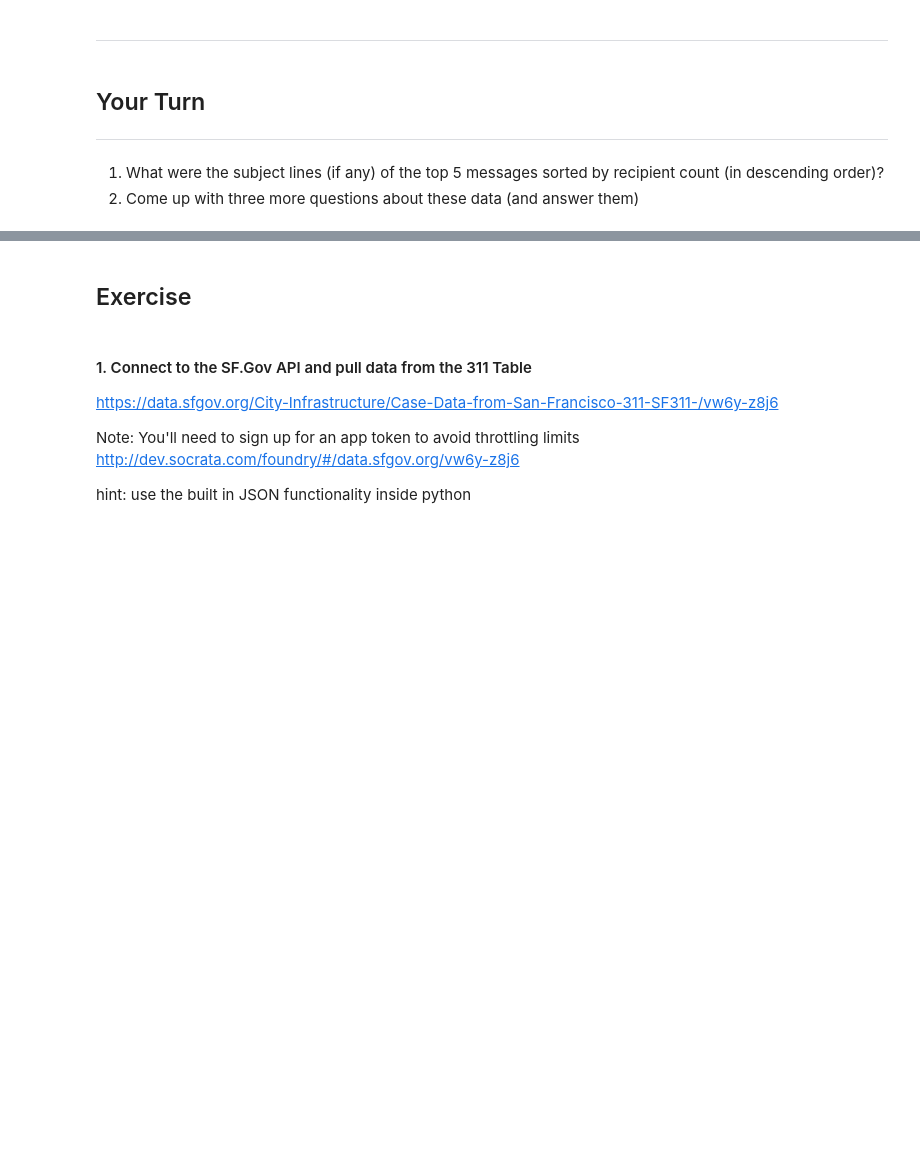
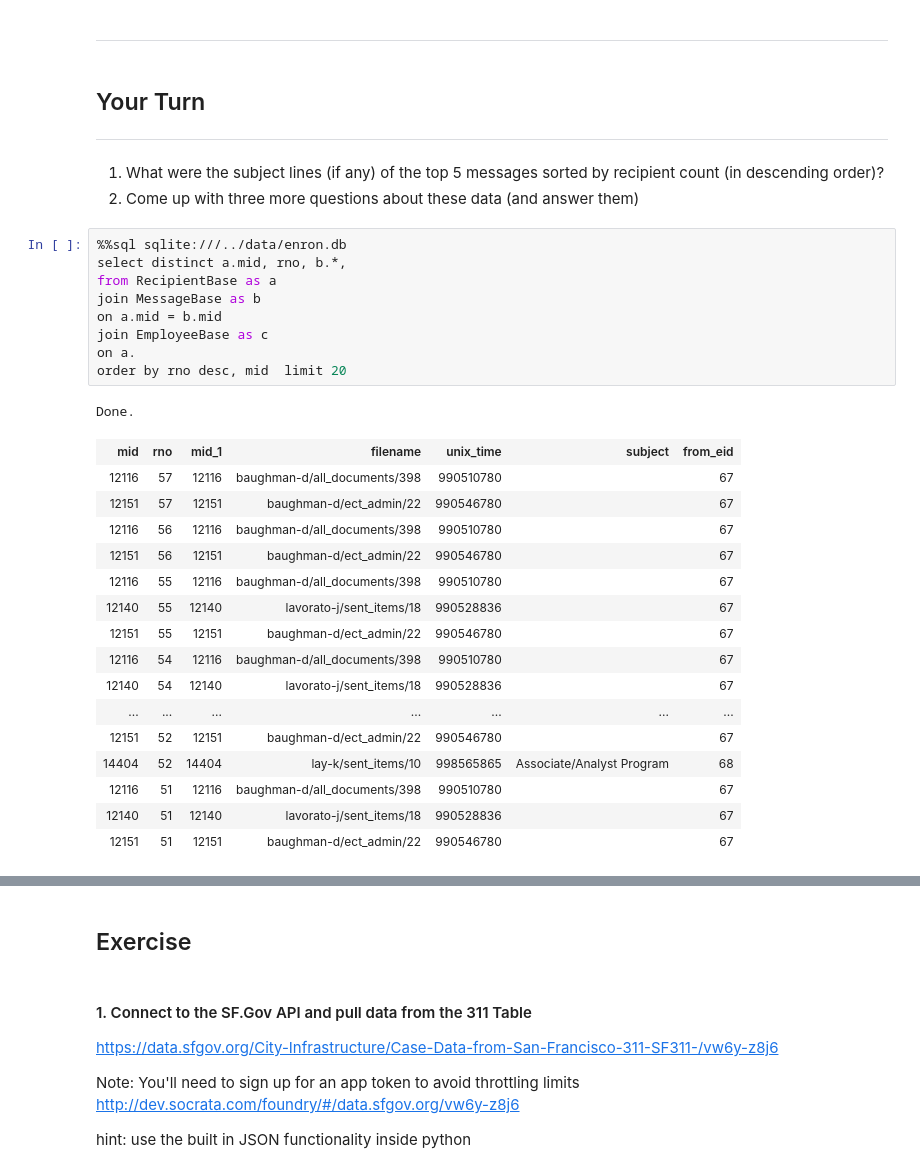
Before and after one commit to jgaw/DAT_SF_11, a Jupyter notebook: labs/lab_15/sql_python.ipynb, the cells around one changed output, grey strips where cells are left out. Cells and saved outputs as stored; diff of their text form; blank space fills up the shorter version.

```diff
--- a/labs/lab_15/sql_python.ipynb
+++ b/labs/lab_15/sql_python.ipynb
@@ -295,3 +367,30 @@ What does this tell us?
 ---------
 1. What were the subject lines (if any) of the top 5 messages sorted by recipient count (in descending order)?
 2. Come up with three more questions about these data (and answer them)
+# %%
+%%sql sqlite:///../data/enron.db
+select distinct a.mid, rno, b.*,
+from RecipientBase as a
+join MessageBase as b
+on a.mid = b.mid
+join EmployeeBase as c
+on a.
+order by rno desc, mid  limit 20
+# %% [output]
+Done.
+| mid | rno | mid_1 | filename | unix_time | subject | from_eid |
+| 12116 | 57 | 12116 | baughman-d/all_documents/398 | 990510780 |  | 67 |
+| 12151 | 57 | 12151 | baughman-d/ect_admin/22 | 990546780 |  | 67 |
+| 12116 | 56 | 12116 | baughman-d/all_documents/398 | 990510780 |  | 67 |
+| 12151 | 56 | 12151 | baughman-d/ect_admin/22 | 990546780 |  | 67 |
+| 12116 | 55 | 12116 | baughman-d/all_documents/398 | 990510780 |  | 67 |
+| 12140 | 55 | 12140 | lavorato-j/sent_items/18 | 990528836 |  | 67 |
+| 12151 | 55 | 12151 | baughman-d/ect_admin/22 | 990546780 |  | 67 |
+| 12116 | 54 | 12116 | baughman-d/all_documents/398 | 990510780 |  | 67 |
+| 12140 | 54 | 12140 | lavorato-j/sent_items/18 | 990528836 |  | 67 |
+| ... | ... | ... | ... | ... | ... | ... |
+| 12151 | 52 | 12151 | baughman-d/ect_admin/22 | 990546780 |  | 67 |
+| 14404 | 52 | 14404 | lay-k/sent_items/10 | 998565865 | Associate/Analyst Program | 68 |
+| 12116 | 51 | 12116 | baughman-d/all_documents/398 | 990510780 |  | 67 |
+| 12140 | 51 | 12140 | lavorato-j/sent_items/18 | 990528836 |  | 67 |
+| 12151 | 51 | 12151 | baughman-d/ect_admin/22 | 990546780 |  | 67 |
```
Also changed, not shown: parts of 16 cells of this notebook, 3 other files.
